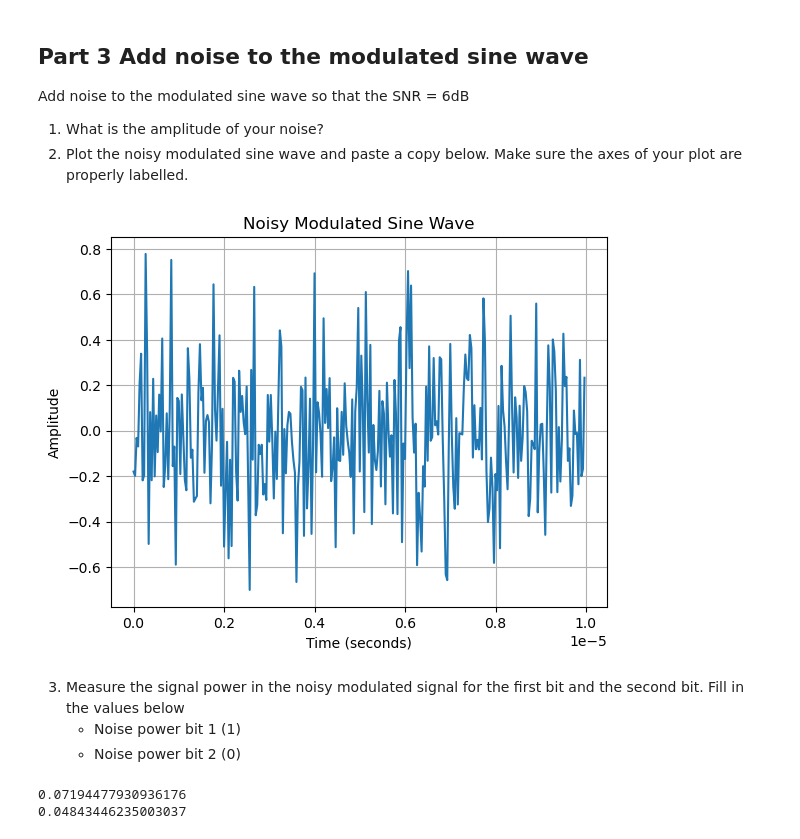
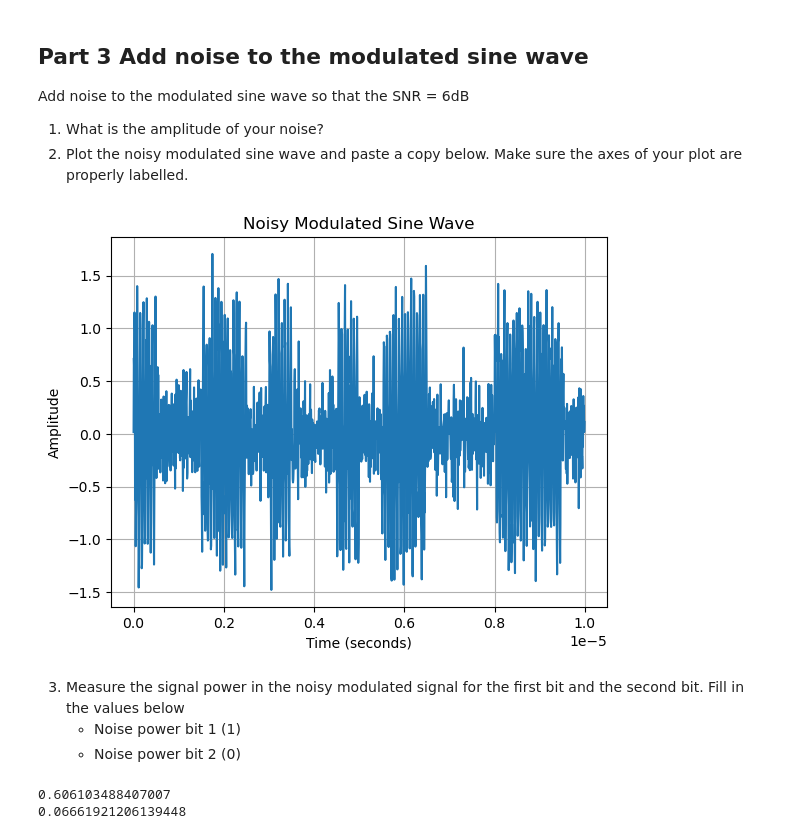
Before and after one commit to SDevTutors/learn-computer-networking, a Jupyter notebook: labs/Example Lab Assessment Nov 2024.ipynb, the cells around one changed output. Cells and saved outputs as stored; diff of their text form; code cells hidden in the pictures.

```diff
--- a/labs/Example Lab Assessment Nov 2024.ipynb
+++ b/labs/Example Lab Assessment Nov 2024.ipynb
@@ -5,7 +5,9 @@ import math
 
 carrier_freq = 15e6  # 15MHz
 
-sampling_freq = carrier_freq * (2)
+nyguist_factor = 2  # The Nyquist theorem states that the sampling frequency must be at least twice the signal frequency
+
+sampling_freq = carrier_freq * (nyguist_factor * 5)
 sampling_period = 1 / sampling_freq
 
 duration = 10e-6  # 1 microsecond makes sense use, unless stated otherwise
@@ -14,7 +16,9 @@ carrier_amplitude = 1  # Unless stated otherwise, the amplitude of the carrier w
 time = np.arange(0, duration, sampling_period)
 
 carrier_sine_wave = carrier_amplitude * np.sin(2 * math.pi * carrier_freq * time)
+
 print(len(carrier_sine_wave))
+
 plt.plot(time, carrier_sine_wave)
 plt.title("Sine Wave")
 plt.xlabel("Time (seconds)")
@@ -57,25 +61,25 @@ data = np.array([1, 0, 0, 1, 1, 0, 1, 0, 0, 1, 0, 1, 1, 0, 0, 0, 1, 1, 1, 0])
 
 print(len(data))
 
+# comes to 15 in Marks mod, was 75 in the original code
 
-upsample_rate = 15 #len(carrier_sine_wave)/len(data)   # we need to upsample the data stream as we can only multiply arrays of the same length
+
+upsample_rate = int(len(carrier_sine_wave) / len(data))
+# we need to upsample the data stream as we can only multiply arrays of the same length
 
 
 data_upsampled = []
 
 
-
 for index in range(0, len(data), 1):
-
 
     if data[index] == 0:
 
-
         data_upsampled.append(np.zeros(upsample_rate))
-
 
     else:
         data_upsampled.append(np.ones(upsample_rate))
+
 
 
 data_upsampled = np.hstack(data_upsampled)
@@ -102,34 +106,38 @@ Add noise to the modulated sine wave so that the SNR = 6dB
 1. What is the amplitude of your noise?
 2. Plot the noisy modulated sine wave and paste a copy below.  Make sure the axes of your plot are properly labelled.
 # %%
-noise_Db = 6
+noise_Db = 6  # From the question, the noise is 6dB
 
 noise_ratio = pow(10, (noise_Db / 10))
 
+
 noise_amplitude = carrier_amplitude / noise_ratio
 noise_signal = np.random.normal(0, noise_amplitude, size=len(modulated_signal))
-noisy_modualted_signal = modulated_signal + noise_signal
+noisy_modulated_signal = modulated_signal + noise_signal
 
 
-plt.plot(time, noisy_modualted_signal)
+plt.plot(time, noisy_modulated_signal)
 plt.title("Noisy Modulated Sine Wave")
 plt.xlabel("Time (seconds)")
 plt.ylabel("Amplitude")
 plt.grid(True, which="both")
 plt.show()
 # %% [output]
-[figure, old version]
+[figure, new version]
 # %% [markdown]
 3. Measure the signal power in the noisy modulated signal for the first bit and the second bit.  Fill in the values below
    - Noise power bit 1 (1)
    - Noise power bit 2 (0)
 # %%
-bit_one_data = noisy_modualted_signal[0:74]
-bit_two_data = noisy_modualted_signal[75:149]
-bit_one_power = power = np.mean(np.abs(bit_one_data**2))
-bit_two_power = power = np.mean(np.abs(bit_two_data**2))
+bit_one_data = noisy_modulated_signal[0 : upsample_rate - 1]
+# You are picking the first 75 numbers because it was the upsample_rate
+bit_two_data = noisy_modulated_signal[upsample_rate : upsample_rate * 2 - 1]
+# Next 75 numbers
+
+bit_one_power = np.mean(np.abs(bit_one_data**2))
+bit_two_power = np.mean(np.abs(bit_two_data**2))
 print(bit_one_power)
 print(bit_two_power)
 # %% [output]
-0.07194477930936176
-0.04843446235003037
+0.606103488407007
+0.06661921206139448
```
Also changed, not shown: parts of 2 cells of this notebook.
